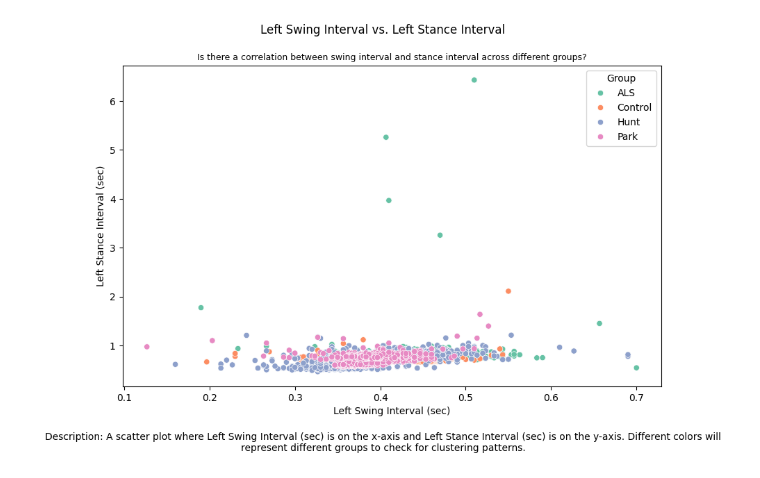
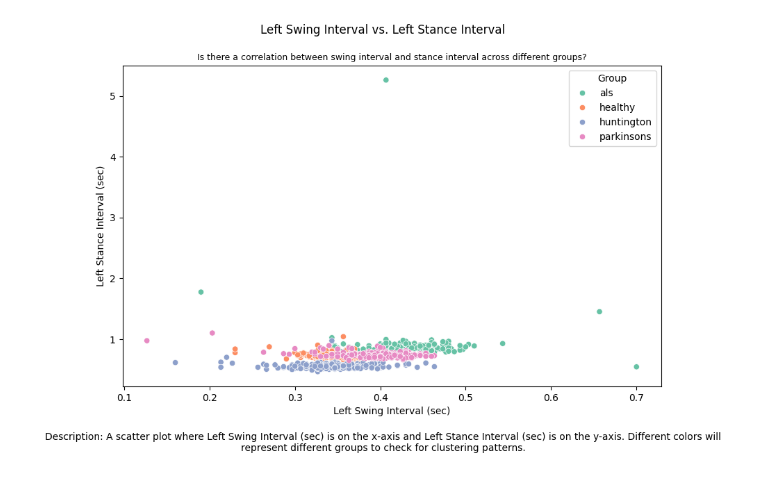
Before and after one commit to YooNice100/gaitproj3, a Jupyter notebook: worko.ipynb, the cells around one changed output. Saved outputs shown, nothing was run; the diff lists cells and outputs as text; code cells hidden in the pictures.

Commit message:
concatted data

```diff
--- a/worko.ipynb
+++ b/worko.ipynb
@@ -100,0 +71,21 @@ als2
+# %%
+import glob
+
+# Load all CSV files and assign group labels
+data_files = ['csv_files/als1.csv', 'csv_files/control1.csv', 'csv_files/hunt1.csv', 'csv_files/park1.csv']
+data_list = []
+
+for file in data_files:
+    df = pd.read_csv(file)
+    group = file.split("/")[-1].split("1")[0]  # Extract group name (als, control, hunt, park)
+    if group == 'control':
+        group = 'healthy'
+    if group == 'hunt':
+        group = 'huntington'
+    if group == 'park':
+        group = 'parkinsons'
+    df["Group"] = group
+    data_list.append(df)
+
+# Combine all data
+data = pd.concat(data_list, ignore_index=True)
@@ -101,16 +103,16 @@ als2
 # %%
 import matplotlib.pyplot as plt
 import seaborn as sns
 
 plt.figure(figsize=(10, 6))
-sns.scatterplot(x='Left Swing Interval (sec)', y='Left Stance Interval (sec)', hue='Group', data=df_all, palette='Set2')
+sns.scatterplot(x='Left_Swing_Interval', y='Left_Stance_Interval', hue='Group', data=data, palette='Set2')
 plt.suptitle('Left Swing Interval vs. Left Stance Interval')
 plt.title('Is there a correlation between swing interval and stance interval across different groups?', fontsize=9)
 plt.xlabel('Left Swing Interval (sec)')
 plt.ylabel('Left Stance Interval (sec)')
 plt.legend(title='Group')
 plt.figtext(0.5, 0, 'Description: A scatter plot where Left Swing Interval (sec) is on the x-axis and Left Stance Interval (sec) is on the y-axis. Different colors will represent different groups to check for clustering patterns.',
             ha='center', va='top', fontsize=10, wrap=True)
 plt.show()
 # %% [output]
-[figure, old version]
+[figure, new version]
```
Also changed, not shown: parts of 5 cells of this notebook.
